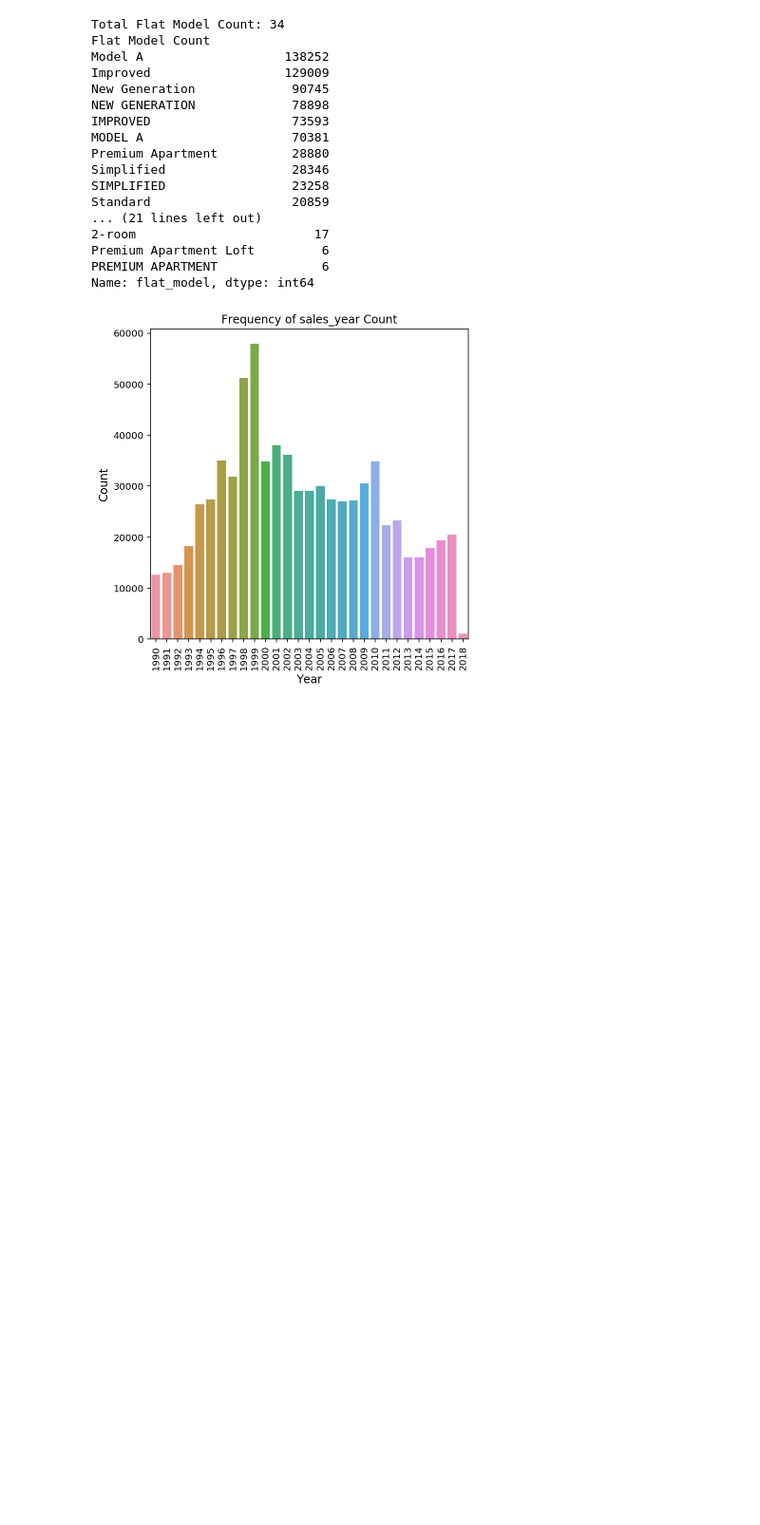
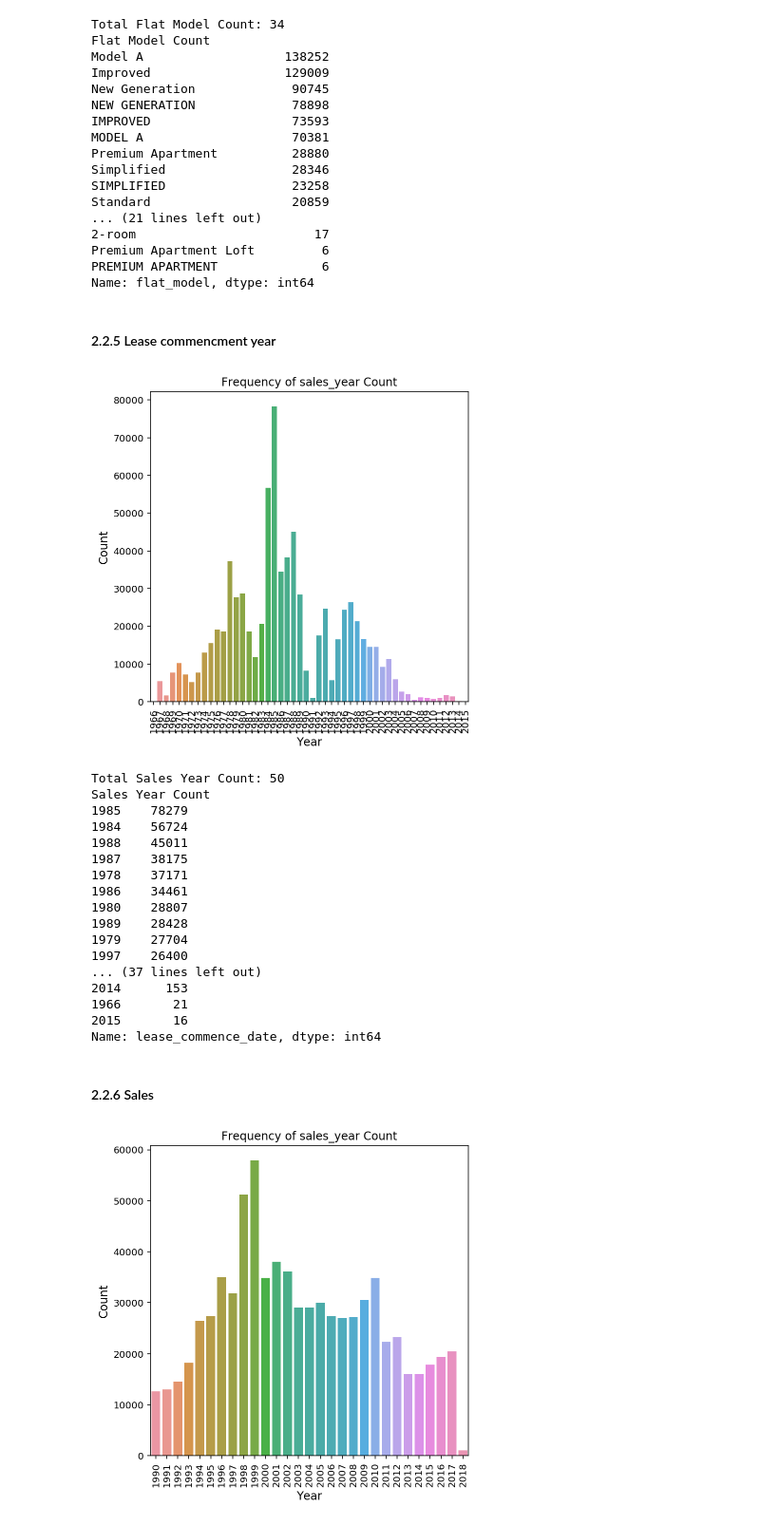
Before and after one commit to ttenhack/singaporehousing, a Jupyter notebook: Sg_Mei_Notebook.ipynb, the cells around one changed output. Shown at 95% size. Drawn from its saved outputs; the diff is of its cells as text; code cells hidden in the pictures; blank space fills up the shorter version.

```diff
--- a/Sg_Mei_Notebook.ipynb
+++ b/Sg_Mei_Notebook.ipynb
@@ -272,6 +284,46 @@ Standard                   20859
 Premium Apartment Loft         6
 PREMIUM APARTMENT              6
 Name: flat_model, dtype: int64
+# %% [markdown]
+#### 2.2.5 Lease commencment year
+# %%
+plt.figure(4,figsize=(6,6))
+
+lease_year = np.unique(data['lease_commence_date'])
+year_count_l = data['lease_commence_date'].value_counts()
+sns.barplot(year_count_l.index, year_count_l.values, order=lease_year)
+plt.ylabel('Count', fontsize=12)
+plt.xlabel('Year', fontsize=12)
+plt.xticks(rotation='vertical')
+plt.title("Frequency of sales_year Count", fontsize=12)
+#plt.xticks(np.arange(1950, 2000, 10.0))
+plt.show()
+
+count_lease_year = data['lease_commence_date'].nunique()
+print("Total Sales Year Count:", count_lease_year)
+lease_year_count = data['lease_commence_date'].value_counts()
+print("Sales Year Count \n" +str(lease_year_count))
+# %% [output]
+[figure, added]
+Total Sales Year Count: 50
+Sales Year Count
+1985    78279
+1984    56724
+1988    45011
+1987    38175
+1978    37171
+1986    34461
+1980    28807
+1989    28428
+1979    27704
+1997    26400
+... (37 lines left out)
+2014      153
+1966       21
+2015       16
+Name: lease_commence_date, dtype: int64
+# %% [markdown]
+#### 2.2.6 Sales
 # %%
 #yearly sales trend
 plt.figure(4,figsize=(6,6))
```
Also changed, not shown: parts of 9 cells of this notebook, 1 other file.
